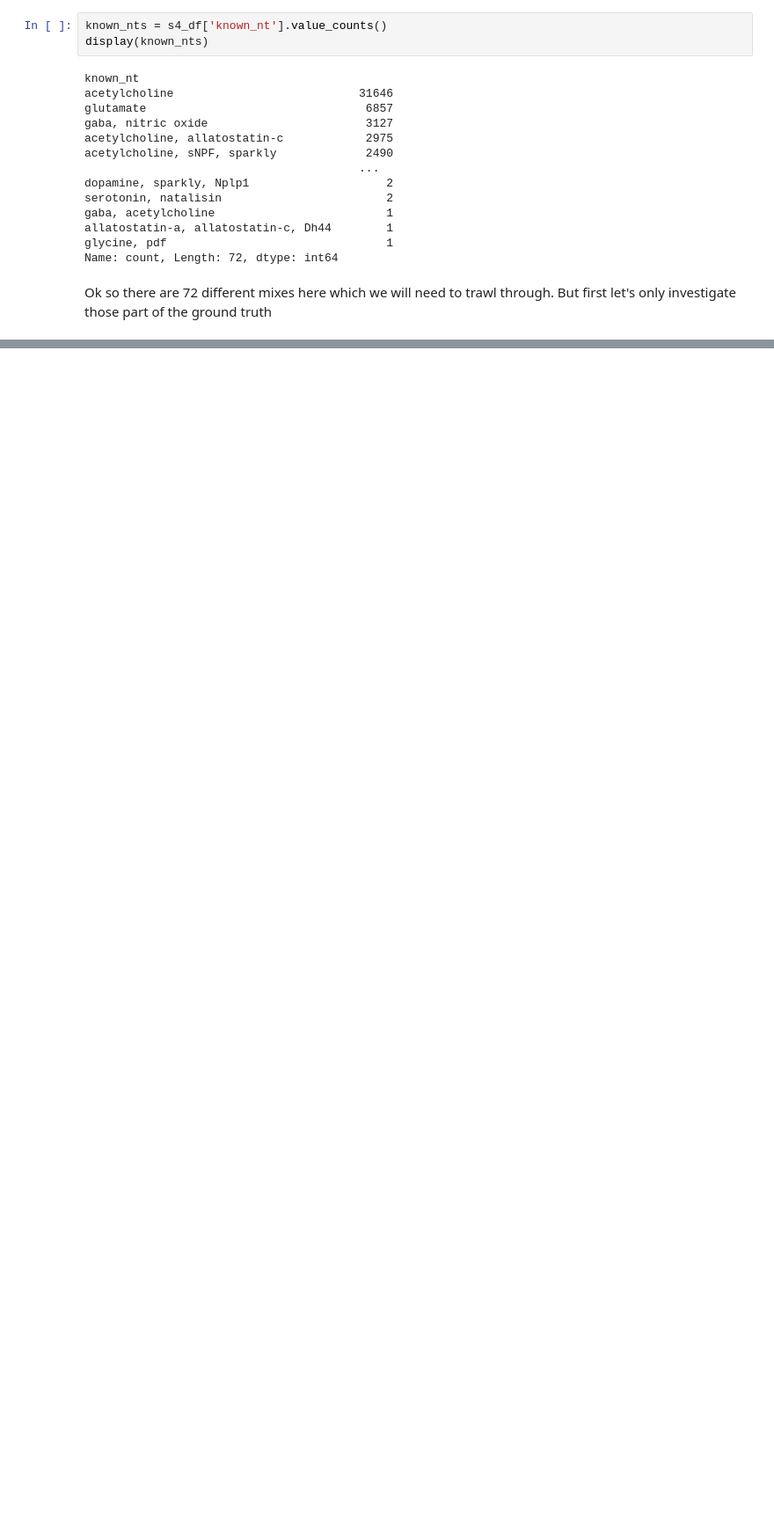
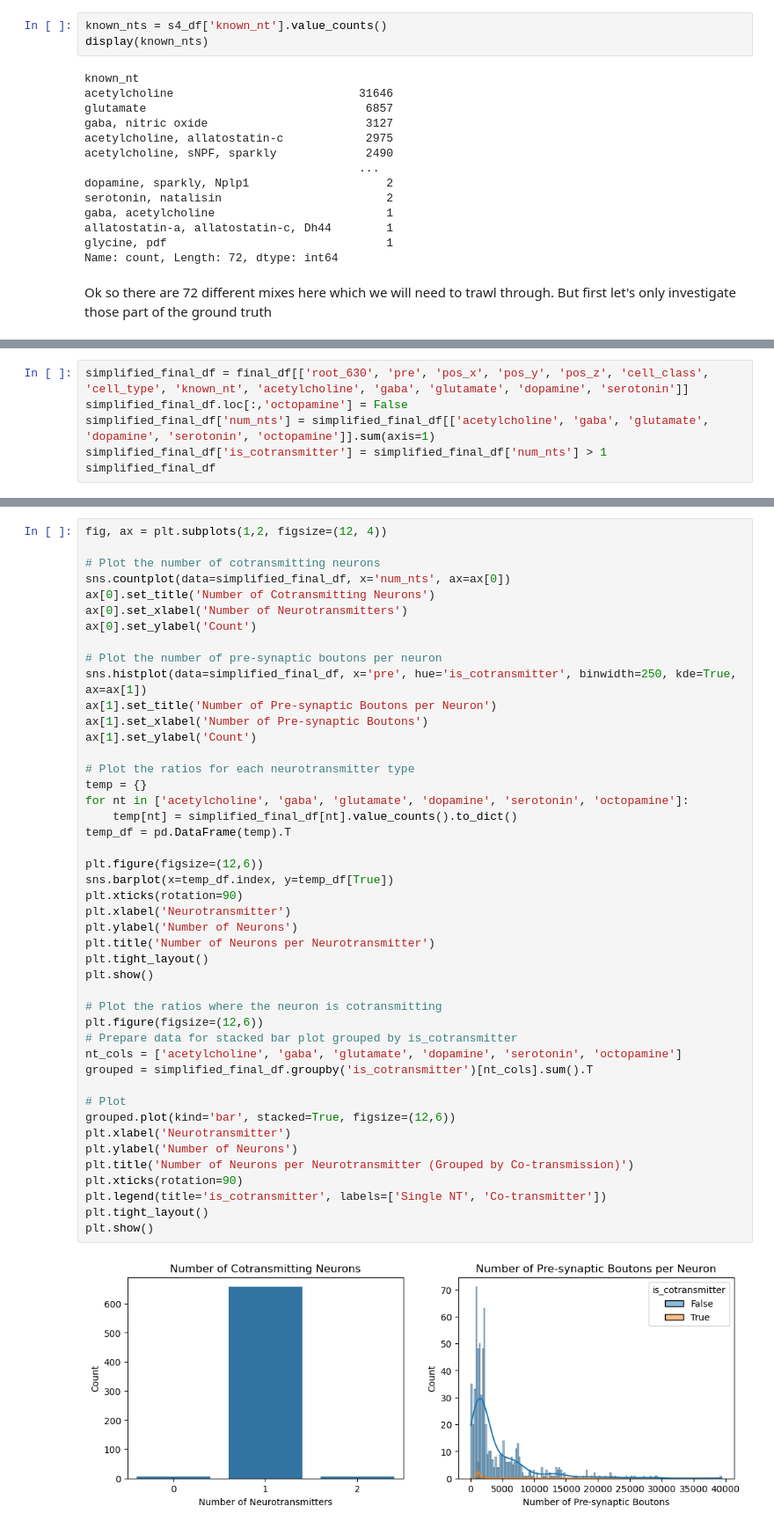
Before and after one commit to mleiwe/FAU-Connectomics, a Jupyter notebook: notebooks/data_s4_exploration.ipynb, the cells around one changed output, grey strips where cells are left out. Shown at 88% size. Cells and saved outputs as stored; diff of their text form; blank space fills up the shorter version.

```diff
--- a/notebooks/data_s4_exploration.ipynb
+++ b/notebooks/data_s4_exploration.ipynb
@@ -103,0 +243,6 @@ df =
+# %%
+simplified_final_df = final_df[['root_630', 'pre', 'pos_x', 'pos_y', 'pos_z', 'cell_class', 'cell_type', 'known_nt', 'acetylcholine', 'gaba', 'glutamate', 'dopamine', 'serotonin']]
+simplified_final_df.loc[:,'octopamine'] = False
+simplified_final_df['num_nts'] = simplified_final_df[['acetylcholine', 'gaba', 'glutamate', 'dopamine', 'serotonin', 'octopamine']].sum(axis=1)
+simplified_final_df['is_cotransmitter'] = simplified_final_df['num_nts'] > 1
+simplified_final_df
@@ -103,0 +278,47 @@ df =
+# %%
+fig, ax = plt.subplots(1,2, figsize=(12, 4))
+
+# Plot the number of cotransmitting neurons
+sns.countplot(data=simplified_final_df, x='num_nts', ax=ax[0])
+ax[0].set_title('Number of Cotransmitting Neurons')
+ax[0].set_xlabel('Number of Neurotransmitters')
+ax[0].set_ylabel('Count')
+
+# Plot the number of pre-synaptic boutons per neuron
+sns.histplot(data=simplified_final_df, x='pre', hue='is_cotransmitter', binwidth=250, kde=True, ax=ax[1])
+ax[1].set_title('Number of Pre-synaptic Boutons per Neuron')
+ax[1].set_xlabel('Number of Pre-synaptic Boutons')
+ax[1].set_ylabel('Count')
+
+# Plot the ratios for each neurotransmitter type
+temp = {}
+for nt in ['acetylcholine', 'gaba', 'glutamate', 'dopamine', 'serotonin', 'octopamine']:
+    temp[nt] = simplified_final_df[nt].value_counts().to_dict()
+temp_df = pd.DataFrame(temp).T
+
+plt.figure(figsize=(12,6))
+sns.barplot(x=temp_df.index, y=temp_df[True])
+plt.xticks(rotation=90)
+plt.xlabel('Neurotransmitter')
+plt.ylabel('Number of Neurons')
+plt.title('Number of Neurons per Neurotransmitter')
+plt.tight_layout()
+plt.show()
+
+# Plot the ratios where the neuron is cotransmitting
+plt.figure(figsize=(12,6))
+# Prepare data for stacked bar plot grouped by is_cotransmitter
+nt_cols = ['acetylcholine', 'gaba', 'glutamate', 'dopamine', 'serotonin', 'octopamine']
+grouped = simplified_final_df.groupby('is_cotransmitter')[nt_cols].sum().T
+
+# Plot
+grouped.plot(kind='bar', stacked=True, figsize=(12,6))
+plt.xlabel('Neurotransmitter')
+plt.ylabel('Number of Neurons')
+plt.title('Number of Neurons per Neurotransmitter (Grouped by Co-transmission)')
+plt.xticks(rotation=90)
+plt.legend(title='is_cotransmitter', labels=['Single NT', 'Co-transmitter'])
+plt.tight_layout()
+plt.show()
+# %% [output]
+[figure, added]
```
Also changed, not shown: parts of 15 cells of this notebook.
